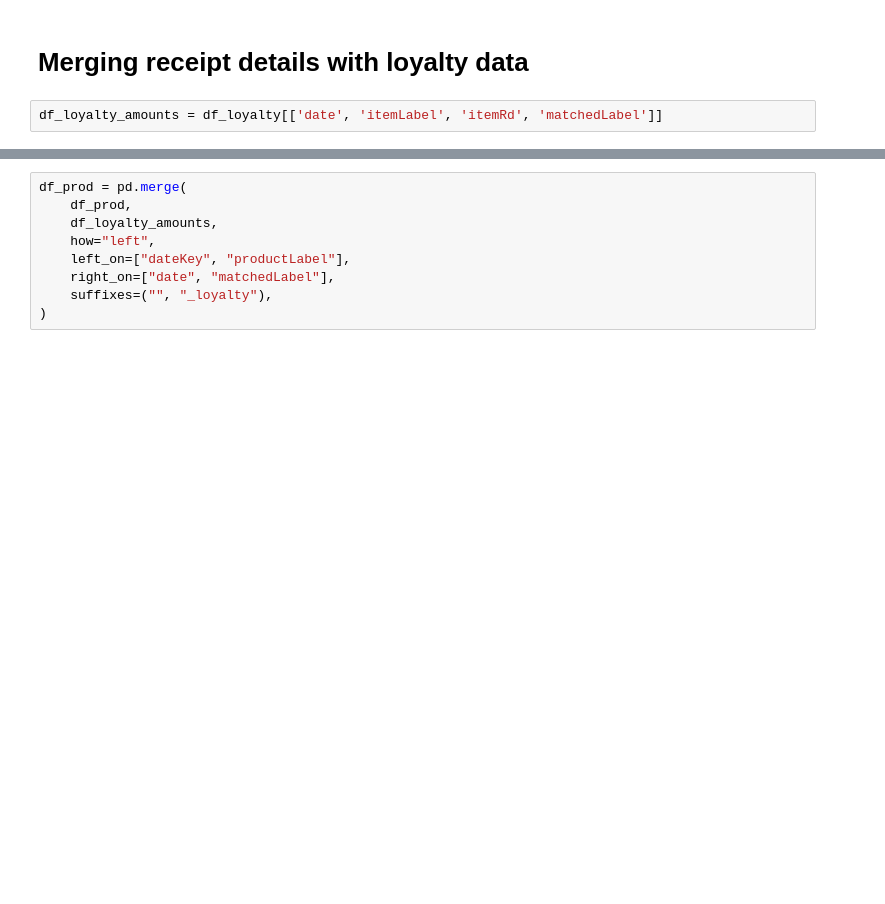
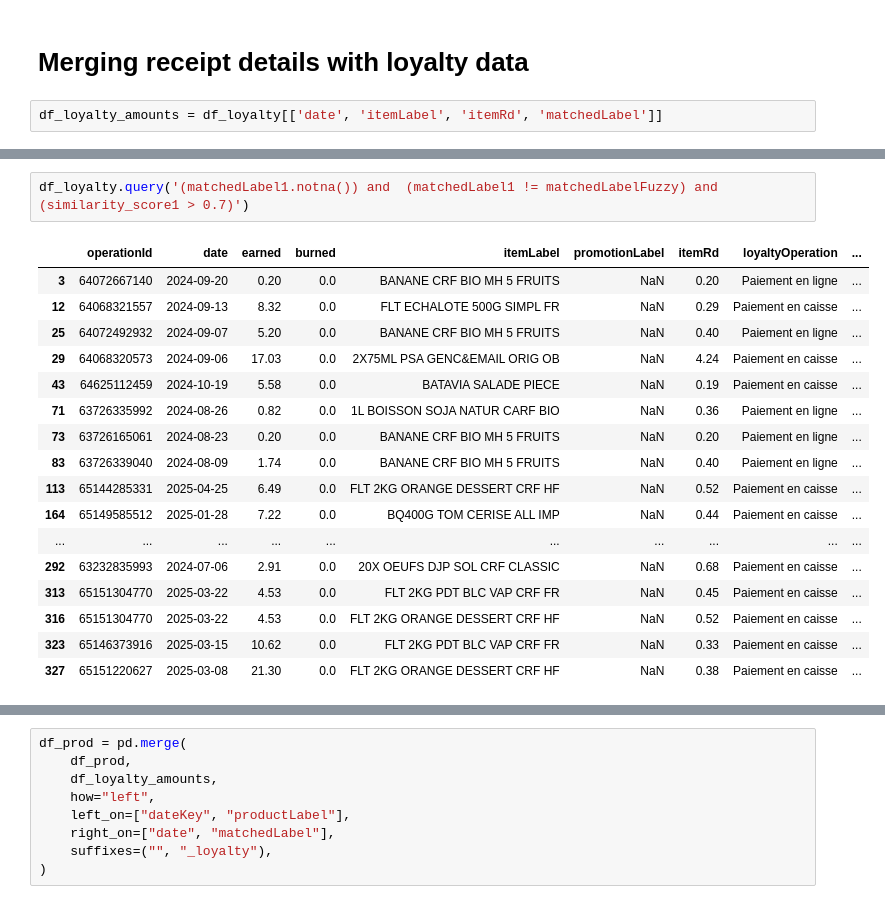
Before and after one commit to ChristopheVuong/carrefour_receipts, a Jupyter notebook: notebooks/products_analysis_2.ipynb, the cells around one changed output, grey strips where cells are left out. Drawn from its saved outputs; the diff is of its cells as text; blank space fills up the shorter version.

```diff
--- a/notebooks/products_analysis_2.ipynb
+++ b/notebooks/products_analysis_2.ipynb
@@ -63,0 +96,20 @@ df_loyalty_amounts
+# %%
+df_loyalty.query('(matchedLabel1.notna()) and  (matchedLabel1 != matchedLabelFuzzy) and (similarity_score1 > 0.7)')
+# %% [output]
+|  | operationId | date | earned | burned | itemLabel | promotionLabel | itemRd | loyaltyOperation | ... |
+| 3 | 64072667140 | 2024-09-20 | 0.20 | 0.0 | BANANE CRF BIO MH 5 FRUITS | NaN | 0.20 | Paiement en ligne | ... |
+| 12 | 64068321557 | 2024-09-13 | 8.32 | 0.0 | FLT ECHALOTE 500G SIMPL FR | NaN | 0.29 | Paiement en caisse | ... |
+| 25 | 64072492932 | 2024-09-07 | 5.20 | 0.0 | BANANE CRF BIO MH 5 FRUITS | NaN | 0.40 | Paiement en ligne | ... |
+| 29 | 64068320573 | 2024-09-06 | 17.03 | 0.0 | 2X75ML PSA GENC&EMAIL ORIG OB | NaN | 4.24 | Paiement en caisse | ... |
+| 43 | 64625112459 | 2024-10-19 | 5.58 | 0.0 | BATAVIA SALADE PIECE | NaN | 0.19 | Paiement en caisse | ... |
+| 71 | 63726335992 | 2024-08-26 | 0.82 | 0.0 | 1L BOISSON SOJA NATUR CARF BIO | NaN | 0.36 | Paiement en ligne | ... |
+| 73 | 63726165061 | 2024-08-23 | 0.20 | 0.0 | BANANE CRF BIO MH 5 FRUITS | NaN | 0.20 | Paiement en ligne | ... |
+| 83 | 63726339040 | 2024-08-09 | 1.74 | 0.0 | BANANE CRF BIO MH 5 FRUITS | NaN | 0.40 | Paiement en ligne | ... |
+| 113 | 65144285331 | 2025-04-25 | 6.49 | 0.0 | FLT 2KG ORANGE DESSERT CRF HF | NaN | 0.52 | Paiement en caisse | ... |
+| 164 | 65149585512 | 2025-01-28 | 7.22 | 0.0 | BQ400G TOM CERISE ALL IMP | NaN | 0.44 | Paiement en caisse | ... |
+| ... | ... | ... | ... | ... | ... | ... | ... | ... | ... |
+| 292 | 63232835993 | 2024-07-06 | 2.91 | 0.0 | 20X OEUFS DJP SOL CRF CLASSIC | NaN | 0.68 | Paiement en caisse | ... |
+| 313 | 65151304770 | 2025-03-22 | 4.53 | 0.0 | FLT 2KG PDT BLC VAP CRF FR | NaN | 0.45 | Paiement en caisse | ... |
+| 316 | 65151304770 | 2025-03-22 | 4.53 | 0.0 | FLT 2KG ORANGE DESSERT CRF HF | NaN | 0.52 | Paiement en caisse | ... |
+| 323 | 65146373916 | 2025-03-15 | 10.62 | 0.0 | FLT 2KG PDT BLC VAP CRF FR | NaN | 0.33 | Paiement en caisse | ... |
+| 327 | 65151220627 | 2025-03-08 | 21.30 | 0.0 | FLT 2KG ORANGE DESSERT CRF HF | NaN | 0.38 | Paiement en caisse | ... |
```
Also changed, not shown: parts of 15 cells of this notebook, 11 other files.
